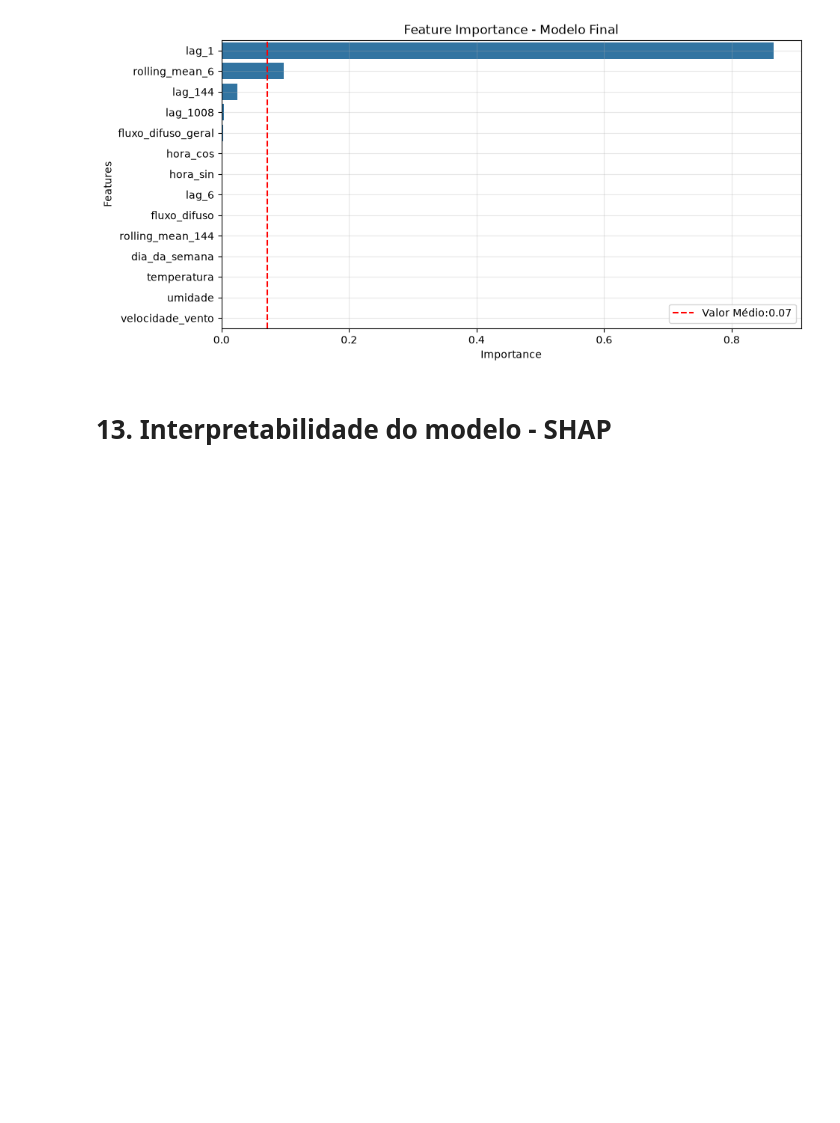
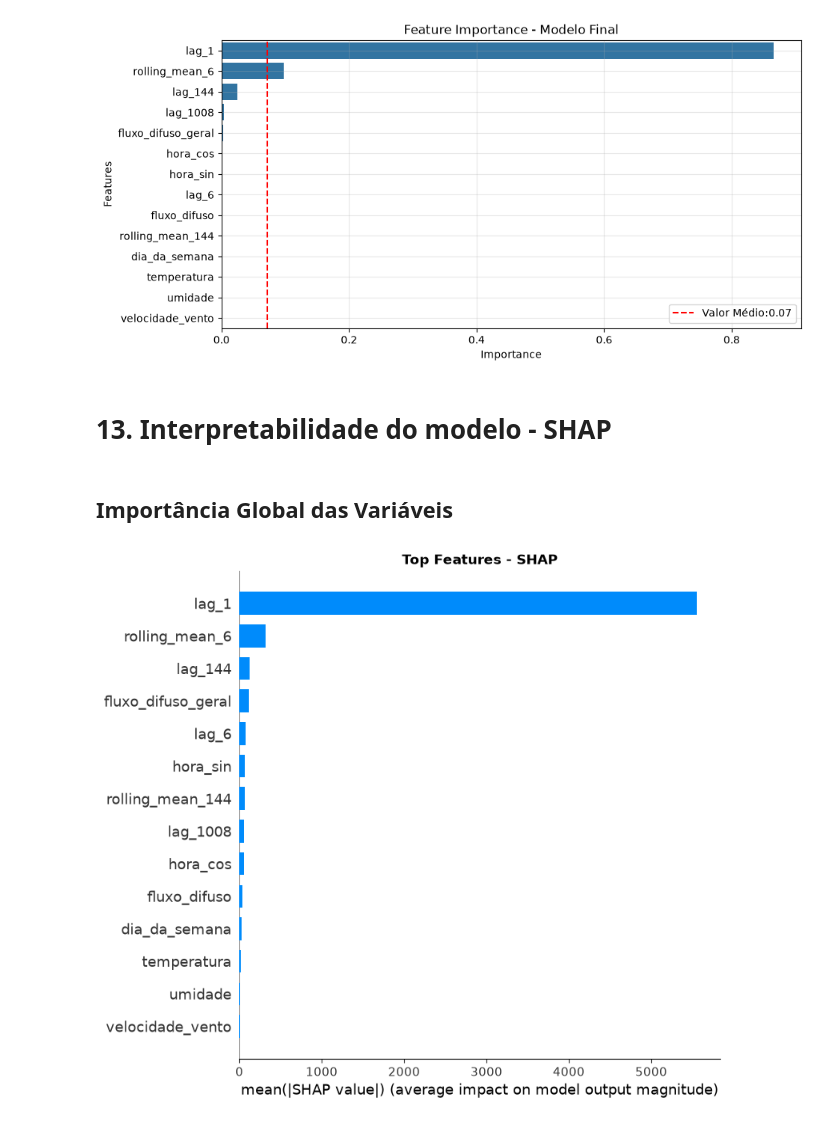
Before and after one commit to RenanTrevelim/energy-demand-forecasting, a Jupyter notebook: notebooks/03_modelos_ML.ipynb, the cells around one changed output. Cells and saved outputs as stored; diff of their text form; code cells hidden in the pictures; blank space fills up the shorter version.

Commit message:
interpretando features do modelo final

```diff
--- a/notebooks/03_modelos_ML.ipynb
+++ b/notebooks/03_modelos_ML.ipynb
@@ -803,3 +793,21 @@ plt.show()
 [figure]
 # %% [markdown]
 # 13. Interpretabilidade do modelo - SHAP
+# %%
+explainer = shap.TreeExplainer(modelo_final)
+
+shap_values = explainer(X_teste_final)
+# %% [markdown]
+## Importância Global das Variáveis
+# %%
+shap.summary_plot(
+    shap_values,
+    X_teste_final,
+    plot_type='bar',
+    show=False
+)
+plt.title("Top Features - SHAP", fontweight='bold')
+plt.tight_layout()
+plt.show()
+# %% [output]
+[figure, added]
```
Also changed, not shown: parts of 32 cells of this notebook.
